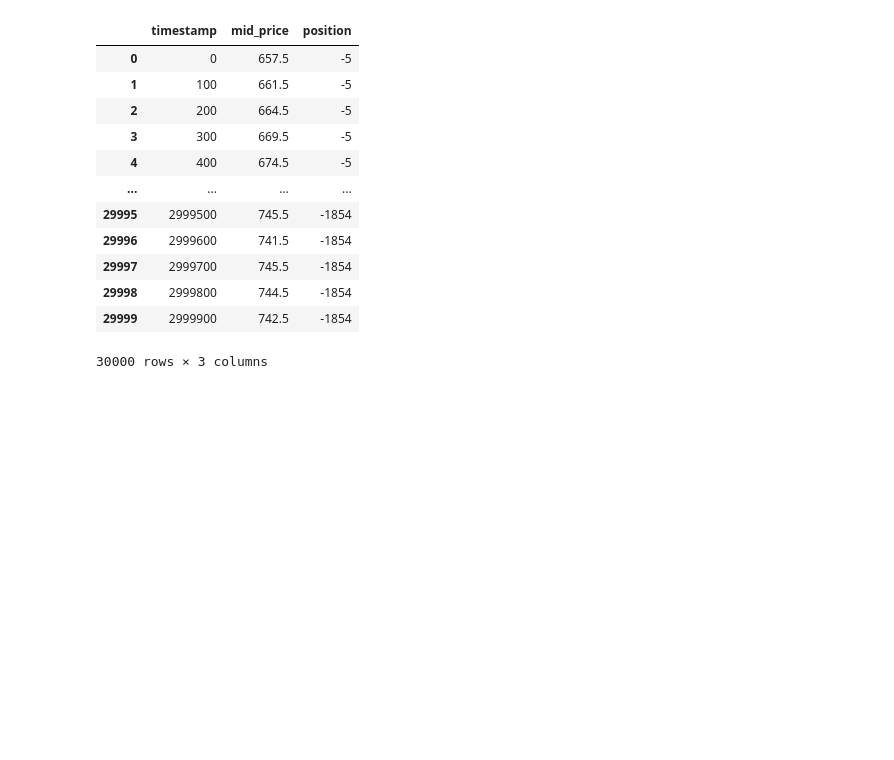
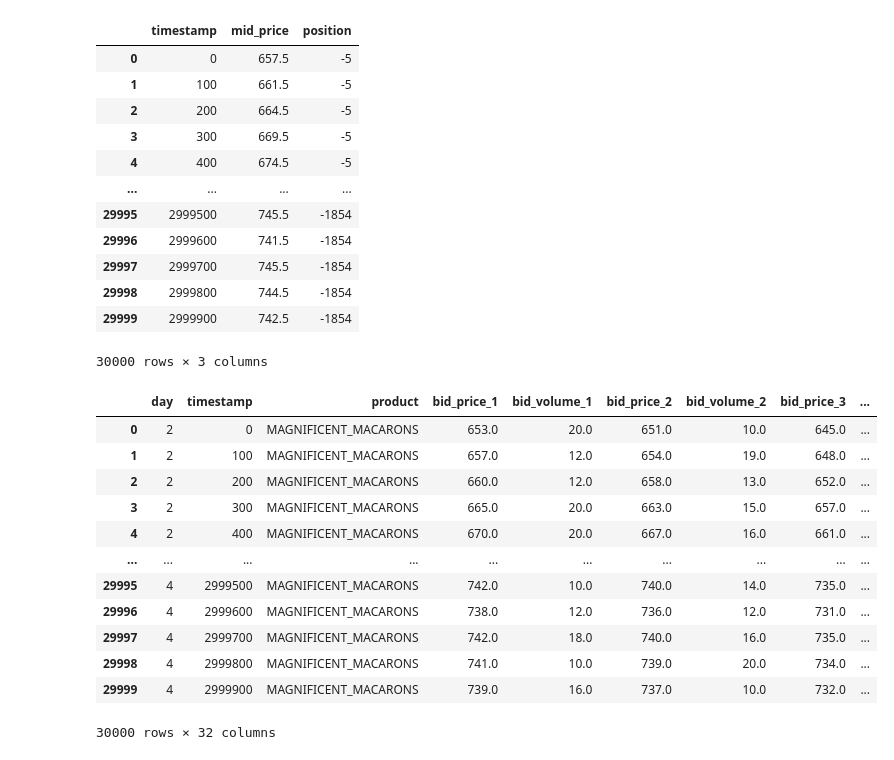
Before and after one commit to IMC-Prosperity-Granite-Flow/IMC_Prosperity3_GraniteFlow, a Jupyter notebook: src/analysis/round5/macaron.ipynb, the cells around one changed output. Cells and saved outputs as stored; diff of their text form; code cells hidden in the pictures; blank space fills up the shorter version.

Commit message:
add macaron strat

```diff
--- a/src/analysis/round5/macaron.ipynb
+++ b/src/analysis/round5/macaron.ipynb
@@ -156,0 +208,16 @@ df_aligned
+# %%
+df1
+# %% [output]
+|  | day | timestamp | product | bid_price_1 | bid_volume_1 | bid_price_2 | bid_volume_2 | bid_price_3 | ... |
+| 0 | 2 | 0 | MAGNIFICENT_MACARONS | 653.0 | 20.0 | 651.0 | 10.0 | 645.0 | ... |
+| 1 | 2 | 100 | MAGNIFICENT_MACARONS | 657.0 | 12.0 | 654.0 | 19.0 | 648.0 | ... |
+| 2 | 2 | 200 | MAGNIFICENT_MACARONS | 660.0 | 12.0 | 658.0 | 13.0 | 652.0 | ... |
+| 3 | 2 | 300 | MAGNIFICENT_MACARONS | 665.0 | 20.0 | 663.0 | 15.0 | 657.0 | ... |
+| 4 | 2 | 400 | MAGNIFICENT_MACARONS | 670.0 | 20.0 | 667.0 | 16.0 | 661.0 | ... |
+| ... | ... | ... | ... | ... | ... | ... | ... | ... | ... |
+| 29995 | 4 | 2999500 | MAGNIFICENT_MACARONS | 742.0 | 10.0 | 740.0 | 14.0 | 735.0 | ... |
+| 29996 | 4 | 2999600 | MAGNIFICENT_MACARONS | 738.0 | 12.0 | 736.0 | 12.0 | 731.0 | ... |
+| 29997 | 4 | 2999700 | MAGNIFICENT_MACARONS | 742.0 | 18.0 | 740.0 | 16.0 | 735.0 | ... |
+| 29998 | 4 | 2999800 | MAGNIFICENT_MACARONS | 741.0 | 10.0 | 739.0 | 20.0 | 734.0 | ... |
+| 29999 | 4 | 2999900 | MAGNIFICENT_MACARONS | 739.0 | 16.0 | 737.0 | 10.0 | 732.0 | ... |
+30000 rows × 32 columns
```
Also changed, not shown: parts of 11 cells of this notebook, 5 other files.
